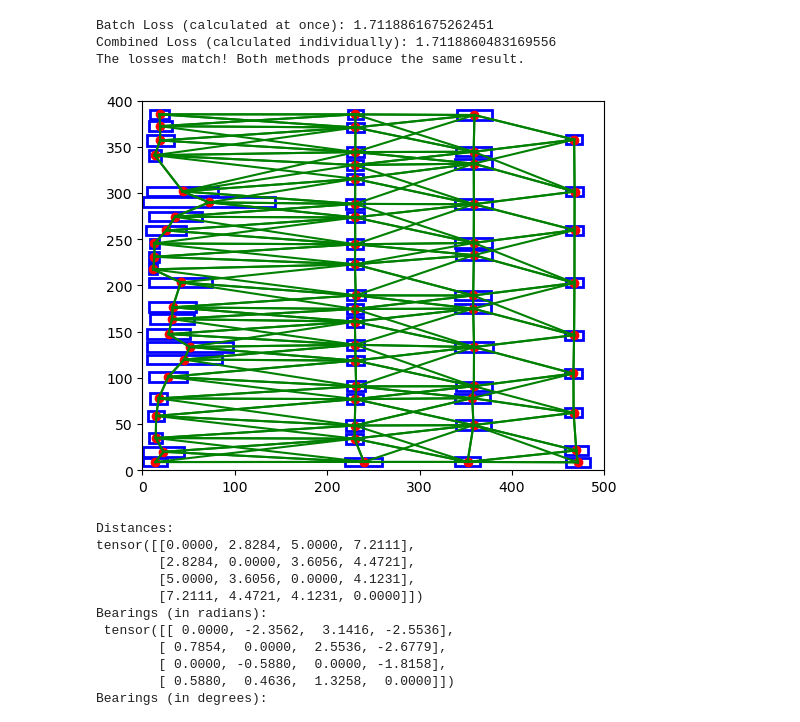
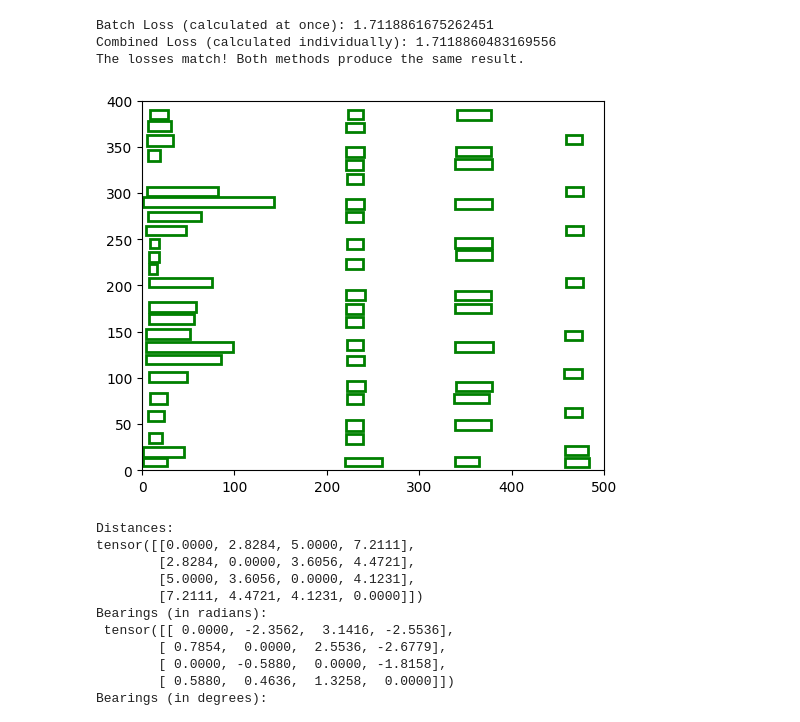
Before and after one commit to tangh146/DETR-GFTE, a Jupyter notebook: misc/gencode_debug.ipynb, the cells around one changed output. Saved outputs shown, nothing was run; the diff lists cells and outputs as text; code cells hidden in the pictures.

```diff
--- a/misc/gencode_debug.ipynb
+++ b/misc/gencode_debug.ipynb
@@ -414,43 +414,43 @@ bboxes = torch.tensor([
     [7, 7, 2, 2]
 ], dtype=torch.float32)
 
 # Number of nearest neighbors
 k = 10
 
 # Create a function to visualize bboxes and edges
 def plot_bboxes_and_edges(bboxes, edge_index):
     fig, ax = plt.subplots()
 
     # Plot the bounding boxes
     for bbox in bboxes:
         x, y, w, h = bbox
-        rect = plt.Rectangle((x, y), w, h, linewidth=2, edgecolor='b', facecolor='none')
+        rect = plt.Rectangle((x, y), w, h, linewidth=2, edgecolor='g', facecolor='none')
         ax.add_patch(rect)
         # Plot center points
-        center_x, center_y = x + w / 2, y + h / 2
-        plt.plot(center_x, center_y, 'ro')
+        # center_x, center_y = x + w / 2, y + h / 2
+        # plt.plot(center_x, center_y, 'ro')
 
     # Draw edges between the centers of the bounding boxes
     centers = bboxes[:, :2] + (bboxes[:, 2:] / 2)  # Center of each bbox
-    for i in range(edge_index.size(1)):
-        start_node = edge_index[0, i]
-        end_node = edge_index[1, i]
-        start_center = centers[start_node]
-        end_center = centers[end_node]
-        plt.plot([start_center[0], end_center[0]], [start_center[1], end_center[1]], 'g-')
+    # for i in range(edge_index.size(1)):
+    #     start_node = edge_index[0, i]
+    #     end_node = edge_index[1, i]
+    #     start_center = centers[start_node]
+    #     end_center = centers[end_node]
+    #     plt.plot([start_center[0], end_center[0]], [start_center[1], end_center[1]], 'g-')
 
     plt.xlim(0, 500)
     plt.ylim(0, 400)
     plt.gca().set_aspect('equal', adjustable='box')
     plt.show()
 
 # Use the given function to generate knn edge_index
 edge_index = get_psuedo_knn(test_pred_bboxes)
 
 # Plot the bboxes and the corresponding edges
 plot_bboxes_and_edges(test_pred_bboxes, edge_index)
 # %% [output]
-[figure, old version]
+[figure, new version]
 # %%
 import torch
 import matplotlib.pyplot as plt
```
Also changed, not shown: parts of 1 cell of this notebook, 18 other files.
